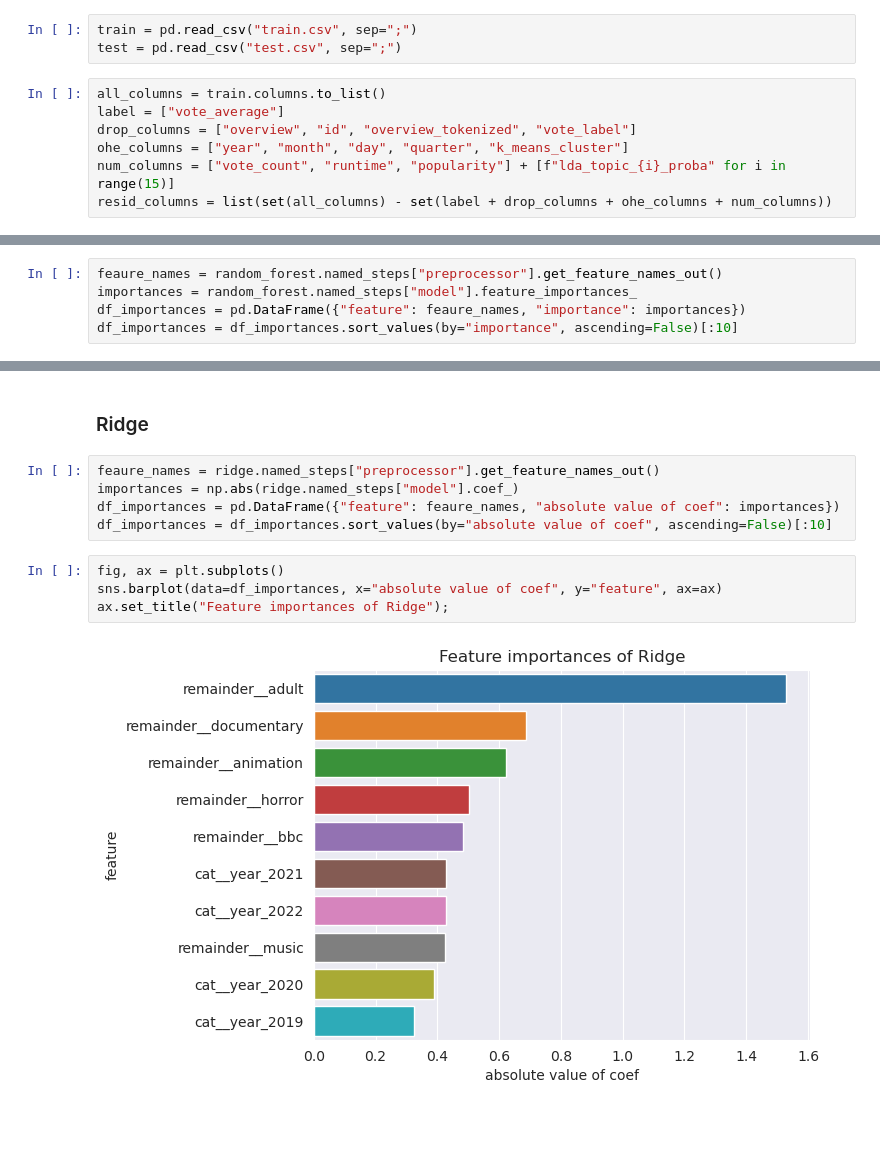
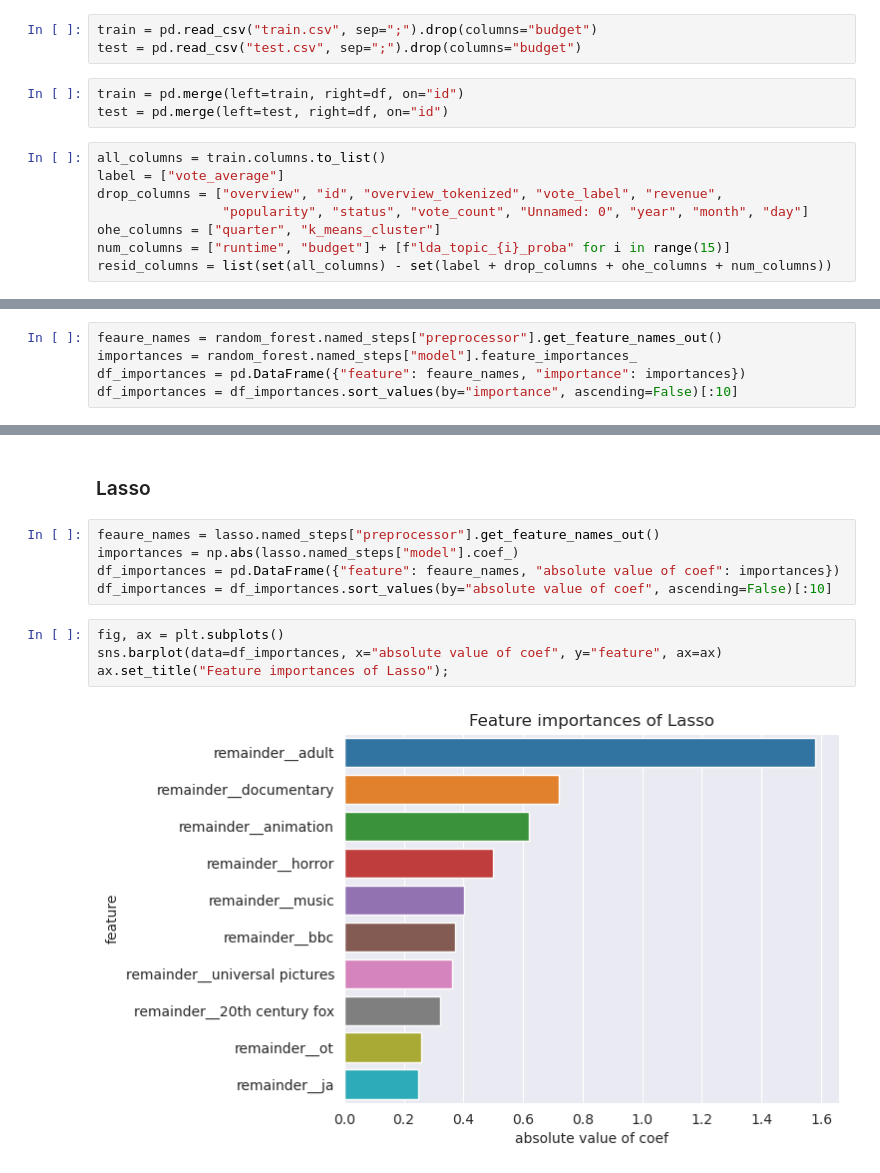
Before and after one commit to igmamedov/EAML_Films, a Jupyter notebook: Project work/baselines.ipynb, the cells around one changed output, grey strips where cells are left out. Drawn from its saved outputs; the diff is of its cells as text; blank space fills up the shorter version.

```diff
--- a/Project work/baselines.ipynb
+++ b/Project work/baselines.ipynb
@@ -14,12 +22,16 @@ import numpy as np
 # %%
-train = pd.read_csv("train.csv", sep=";")
-test = pd.read_csv("test.csv", sep=";")
+train = pd.read_csv("train.csv", sep=";").drop(columns="budget")
+test = pd.read_csv("test.csv", sep=";").drop(columns="budget")
+# %%
+train = pd.merge(left=train, right=df, on="id")
+test = pd.merge(left=test, right=df, on="id")
 # %%
 all_columns = train.columns.to_list()
 label = ["vote_average"]
-drop_columns = ["overview", "id", "overview_tokenized", "vote_label"]
-ohe_columns = ["year", "month", "day", "quarter", "k_means_cluster"]
-num_columns = ["vote_count", "runtime", "popularity"] + [f"lda_topic_{i}_proba" for i in range(15)]
+drop_columns = ["overview", "id", "overview_tokenized", "vote_label", "revenue",
+                "popularity", "status", "vote_count", "Unnamed: 0", "year", "month", "day"]
+ohe_columns = ["quarter", "k_means_cluster"]
+num_columns = ["runtime", "budget"] + [f"lda_topic_{i}_proba" for i in range(15)]
 resid_columns = list(set(all_columns) - set(label + drop_columns + ohe_columns + num_columns))
 # %%
 train.drop(columns=drop_columns, inplace=True)
@@ -186,13 +198,13 @@ ax.set_title("Feature importances of Random Forest");
 # %% [markdown]
-### Ridge
+### Lasso
 # %%
-feaure_names = ridge.named_steps["preprocessor"].get_feature_names_out()
-importances = np.abs(ridge.named_steps["model"].coef_)
+feaure_names = lasso.named_steps["preprocessor"].get_feature_names_out()
+importances = np.abs(lasso.named_steps["model"].coef_)
 df_importances = pd.DataFrame({"feature": feaure_names, "absolute value of coef": importances})
 df_importances = df_importances.sort_values(by="absolute value of coef", ascending=False)[:10]
 # %%
 fig, ax = plt.subplots()
 sns.barplot(data=df_importances, x="absolute value of coef", y="feature", ax=ax)
-ax.set_title("Feature importances of Ridge");
+ax.set_title("Feature importances of Lasso");
 # %% [output]
-[figure, old version]
+[figure, new version]
```
Also changed, not shown: parts of 10 cells of this notebook.
